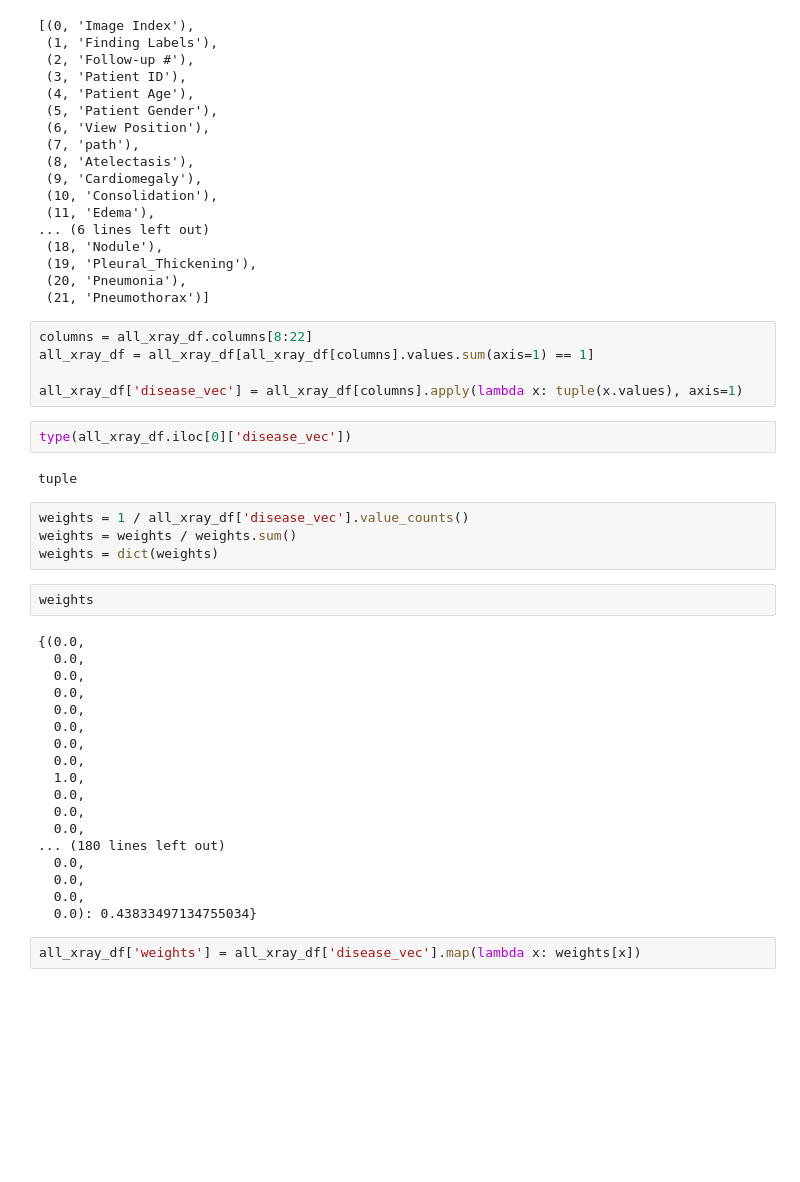
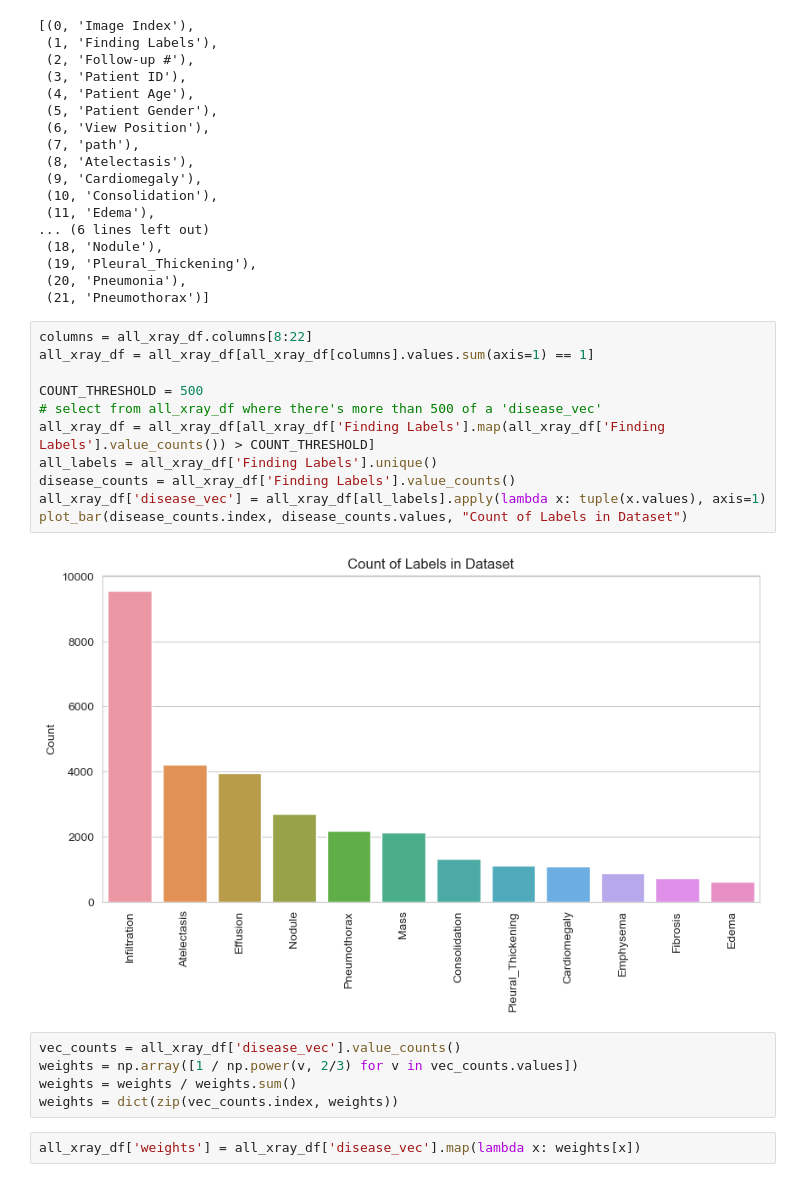
Before and after one commit to bprzybysz/chest-xray-classification, a Jupyter notebook: chest-xray-reboot.ipynb, the cells around one changed output. Drawn from its saved outputs; the diff is of its cells as text; blank space fills up the shorter version.

```diff
--- a/chest-xray-reboot.ipynb
+++ b/chest-xray-reboot.ipynb
@@ -134,36 +102,21 @@ list(enumerate(all_xray_df.columns))
 # %%
 columns = all_xray_df.columns[8:22]
 all_xray_df = all_xray_df[all_xray_df[columns].values.sum(axis=1) == 1]
 
-all_xray_df['disease_vec'] = all_xray_df[columns].apply(lambda x: tuple(x.values), axis=1)
+COUNT_THRESHOLD = 500
+# select from all_xray_df where there's more than 500 of a 'disease_vec'
+all_xray_df = all_xray_df[all_xray_df['Finding Labels'].map(all_xray_df['Finding Labels'].value_counts()) > COUNT_THRESHOLD]
+all_labels = all_xray_df['Finding Labels'].unique()
+disease_counts = all_xray_df['Finding Labels'].value_counts()
+all_xray_df['disease_vec'] = all_xray_df[all_labels].apply(lambda x: tuple(x.values), axis=1)
+plot_bar(disease_counts.index, disease_counts.values, "Count of Labels in Dataset")
+# %% [output]
+[figure, added]
-# %%
-type(all_xray_df.iloc[0]['disease_vec'])
-# %% [output]
-tuple
 # %%
-weights = 1 / all_xray_df['disease_vec'].value_counts()
+vec_counts = all_xray_df['disease_vec'].value_counts()
+weights = np.array([1 / np.power(v, 2/3) for v in vec_counts.values])
 weights = weights / weights.sum()
-weights = dict(weights)
+weights = dict(zip(vec_counts.index, weights))
-# %%
-weights
-# %% [output]
-{(0.0,
-  0.0,
-  0.0,
-  0.0,
-  0.0,
-  0.0,
-  0.0,
-  0.0,
-  1.0,
-  0.0,
-  0.0,
-  0.0,
-... (180 lines left out)
-  0.0,
-  0.0,
-  0.0,
-  0.0): 0.43833497134755034}
 # %%
 all_xray_df['weights'] = all_xray_df['disease_vec'].map(lambda x: weights[x])
 # %%
```
Also changed, not shown: parts of 28 cells of this notebook.
